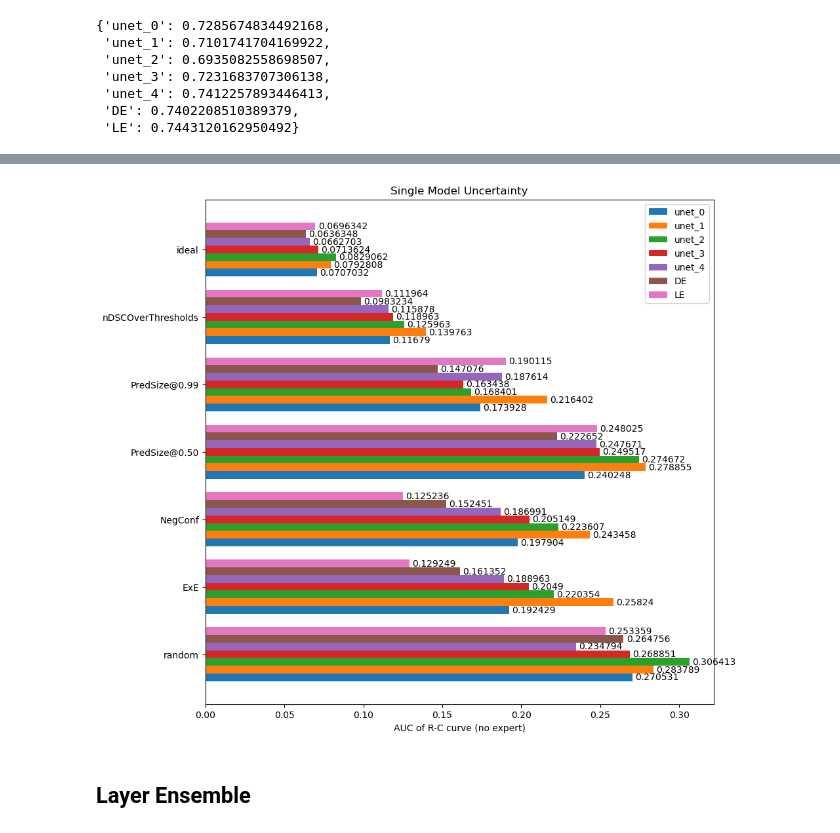
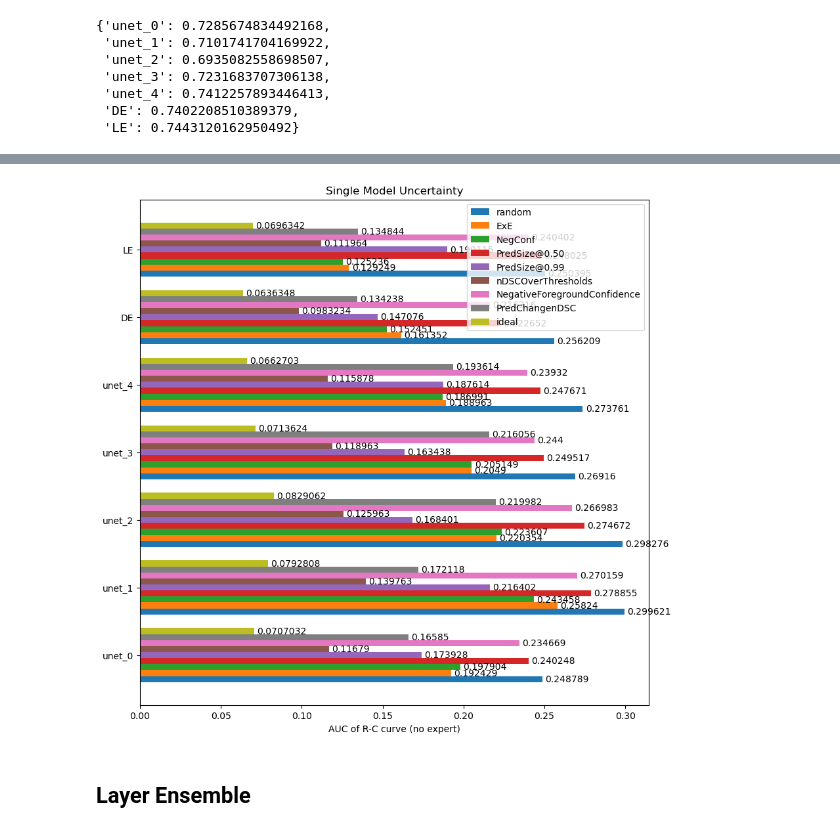
Before and after one commit to Brunolcb/masters_thesis, a Jupyter notebook: uncertainty.ipynb, the cells around one changed output, grey strips where cells are left out. Saved outputs shown, nothing was run; the diff lists cells and outputs as text; code cells hidden in the pictures.

```diff
--- a/uncertainty.ipynb
+++ b/uncertainty.ipynb
@@ -51,7 +51,7 @@ for model, pred in all_sm_preds.items():
  'DE': 0.7402208510389379,
  'LE': 0.7443120162950492}
 # %%
-from src.uncertainty import NegativeConfidence, ExpectedEntropy, PredSize, PredSizeChange, PredSizeAtThreshold, nDSCIntegralOverThreshold
+from src.uncertainty import NegativeConfidence, ExpectedEntropy, PredSize, PredSizeChange, PredSizeAtThreshold, nDSCIntegralOverThreshold, NegativeForegroundConfidence, PredChangenDSC
 
 uncertainty_metrics = {'ExE': ExpectedEntropy(),
                        'NegConf': NegativeConfidence(),
@@ -59,6 +59,8 @@ uncertainty_metrics = {'ExE': ExpectedEntropy(),
                     #    'PredSizeChange': PredSizeChange(),
                        'PredSize@0.99': PredSizeAtThreshold(.99),
                        'nDSCIntegralOverThreshold': nDSCIntegralOverThreshold(),
+                       'NegativeForegroundConfidence': NegativeForegroundConfidence(),
+                       'PredChangenDSC': PredChangenDSC(),
                        }
 
 uncertainties = dict()
@@ -68,5 +70,6 @@ for metric_name, metric_fun in uncertainty_metrics.items():
 
 plot_rc_curves(uncertainties, all_sm_scores['unet_0'])
 plt.title('Risk-Coverage of U-Net 0')
+plt.gcf().set_size_inches(8,8)
 plt.show()
 # %% [output]
@@ -78,6 +81,8 @@ uncertainty_metrics = {'ExE': ExpectedEntropy(),
                     #    'PredSizeChange': PredSizeChange(),
                        'PredSize@0.99': PredSizeAtThreshold(.99),
                        'nDSCOverThresholds': nDSCIntegralOverThreshold(),
+                       'NegativeForegroundConfidence': NegativeForegroundConfidence(),
+                       'PredChangenDSC': PredChangenDSC(),
                        }
 
 aucs = dict()
@@ -103,40 +108,40 @@ for model in all_sm_preds.keys():
     for _ in range(n_random):
         coverages, risks, _ = rc_curve(np.random.rand(*scores.shape),
                                        scores, expert=False)
         random_risks += risks / n_random
     aucs[model]['random'] = auc(coverages, random_risks)
 
 models = list(aucs.keys())
 metrics = ['random',] + list(uncertainty_metrics.keys()) + ['ideal',]
 
-x = np.arange(len(metrics))  # the label locations
-width = .8 / len(models)  # the width of the bars
+x = np.arange(len(models))  # the label locations
+width = .8 / len(metrics)  # the width of the bars
 
 # fig, ax = plt.subplots(layout='constrained')
 fig, ax = plt.subplots()
 fig.set_size_inches(10,10)
 
 multiplier = 0
-for model in models:
-    heights = [aucs[model][metric] for metric in metrics]
+for metric in metrics:
+    heights = [aucs[model][metric] for model in models]
 
     offset = width * multiplier
-    rects = ax.barh(x + offset, heights, width, label=model)
+    rects = ax.barh(x + offset, heights, width, label=metric)
     # ax.bar_label(rects)
     ax.bar_label(rects, padding=3)
     multiplier += 1
 
 # Add some text for labels, title and custom x-axis tick labels, etc.
 ax.set_xlabel('AUC of R-C curve (no expert)')
 ax.set_title('Single Model Uncertainty')
-ax.set_yticks(x + width * (len(models) - 1) / 2, metrics)
+ax.set_yticks(x + width * (len(metrics) - 1) / 2, models)
 # ax.legend(loc='upper right', ncols=3)
 ax.legend()
 # ax.set_ylim(0, 250)
 
 plt.show()
 # %% [output]
-[figure, old version]
+[figure, new version]
 # %% [markdown]
 ## Layer Ensemble
 # %%
```
Also changed, not shown: parts of 1 cell of this notebook, 1 other file.
